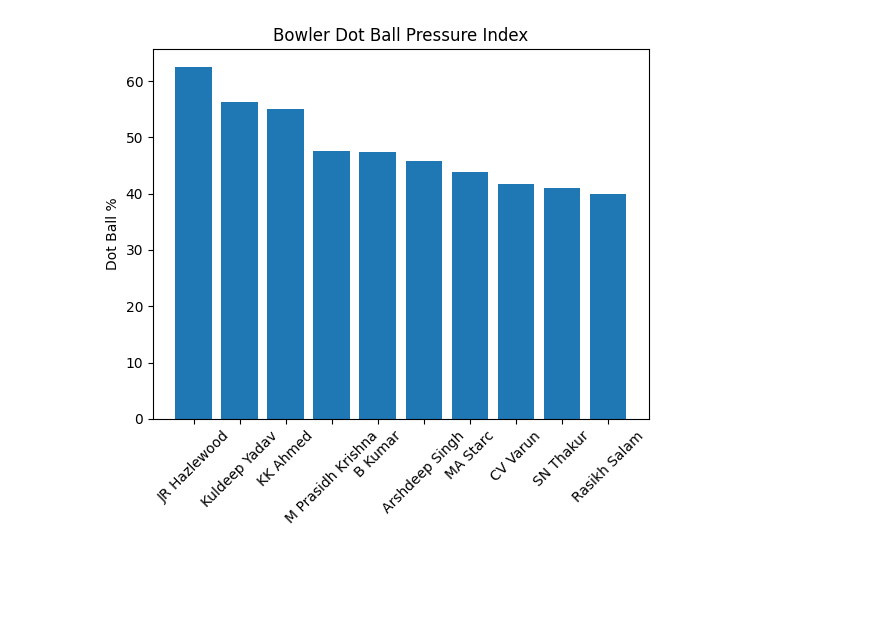
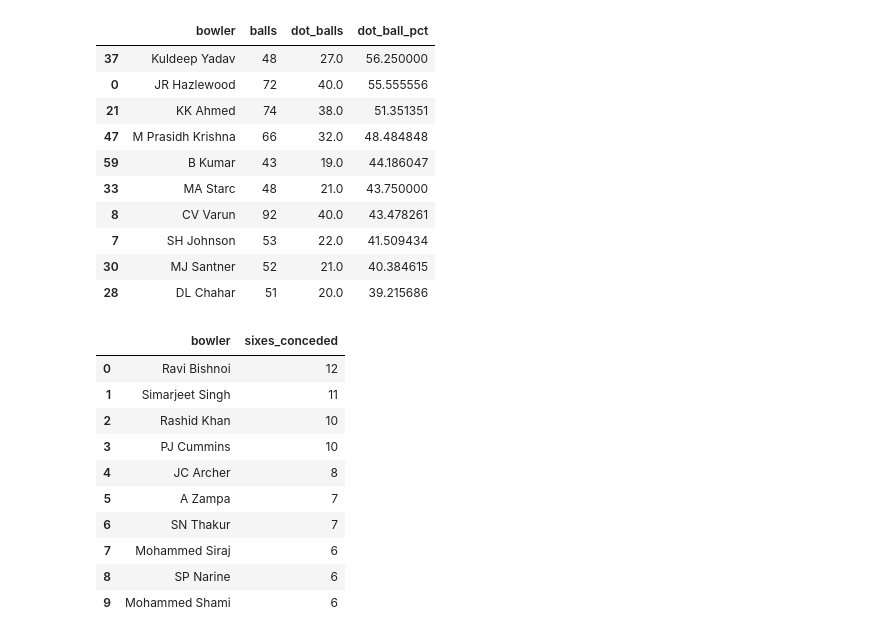
Before and after one commit to Jeswanth15/cricket-ml-, a Jupyter notebook: notebooks/03_bowling_analysis.ipynb, the cells around one changed output. Drawn from its saved outputs; the diff is of its cells as text; code cells hidden in the pictures; blank space fills up the shorter version.

```diff
--- a/notebooks/03_bowling_analysis.ipynb
+++ b/notebooks/03_bowling_analysis.ipynb
@@ -68,24 +68,54 @@ Text(0.5, 1.0, 'Dot Ball %')
 # %%
 query = """
 SELECT
     p.player_name AS bowler,
     COUNT(*) AS balls,
     SUM(CASE WHEN bd.runs_total = 0 THEN 1 ELSE 0 END) AS dot_balls
 FROM ball_delivery bd
 JOIN player p ON bd.bowler_id = p.player_id
 GROUP BY p.player_name
+HAVING balls >= 24
 """
 df = pd.read_sql(query, conn)
 
 df["dot_ball_pct"] = (df["dot_balls"] / df["balls"]) * 100
-
 df = df.sort_values("dot_ball_pct", ascending=False).head(10)
-
-plt.figure()
-plt.bar(df["bowler"], df["dot_ball_pct"])
-plt.xticks(rotation=45)
-plt.ylabel("Dot Ball %")
-plt.title("Bowler Dot Ball Pressure Index")
-plt.show()
+df
 # %% [output]
-[figure, removed]
+|  | bowler | balls | dot_balls | dot_ball_pct |
+| 37 | Kuldeep Yadav | 48 | 27.0 | 56.250000 |
+| 0 | JR Hazlewood | 72 | 40.0 | 55.555556 |
+| 21 | KK Ahmed | 74 | 38.0 | 51.351351 |
+| 47 | M Prasidh Krishna | 66 | 32.0 | 48.484848 |
+| 59 | B Kumar | 43 | 19.0 | 44.186047 |
+| 33 | MA Starc | 48 | 21.0 | 43.750000 |
+| 8 | CV Varun | 92 | 40.0 | 43.478261 |
+| 7 | SH Johnson | 53 | 22.0 | 41.509434 |
+| 30 | MJ Santner | 52 | 21.0 | 40.384615 |
+| 28 | DL Chahar | 51 | 20.0 | 39.215686 |
+# %%
+query = """
+SELECT
+    p.player_name AS bowler,
+    COUNT(*) AS sixes_conceded
+FROM ball_delivery bd
+JOIN player p ON bd.bowler_id = p.player_id
+WHERE bd.is_six = 1
+GROUP BY p.player_name
+ORDER BY sixes_conceded DESC
+LIMIT 10
+"""
+df = pd.read_sql(query, conn)
+df
+# %% [output]
+|  | bowler | sixes_conceded |
+| 0 | Ravi Bishnoi | 12 |
+| 1 | Simarjeet Singh | 11 |
+| 2 | Rashid Khan | 10 |
+| 3 | PJ Cummins | 10 |
+| 4 | JC Archer | 8 |
+| 5 | A Zampa | 7 |
+| 6 | SN Thakur | 7 |
+| 7 | Mohammed Siraj | 6 |
+| 8 | SP Narine | 6 |
+| 9 | Mohammed Shami | 6 |
```
Also changed, not shown: parts of 4 cells of this notebook, 3 other files.
